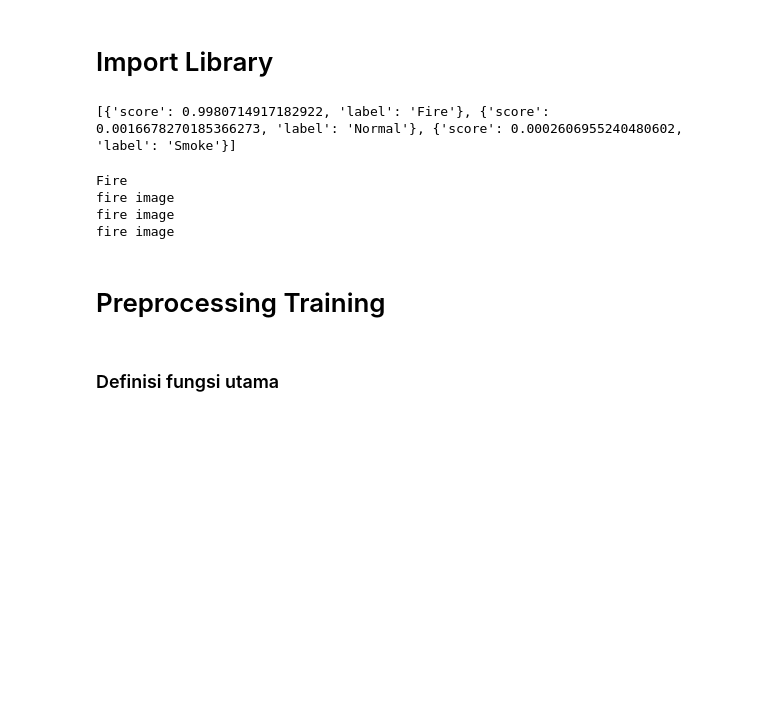
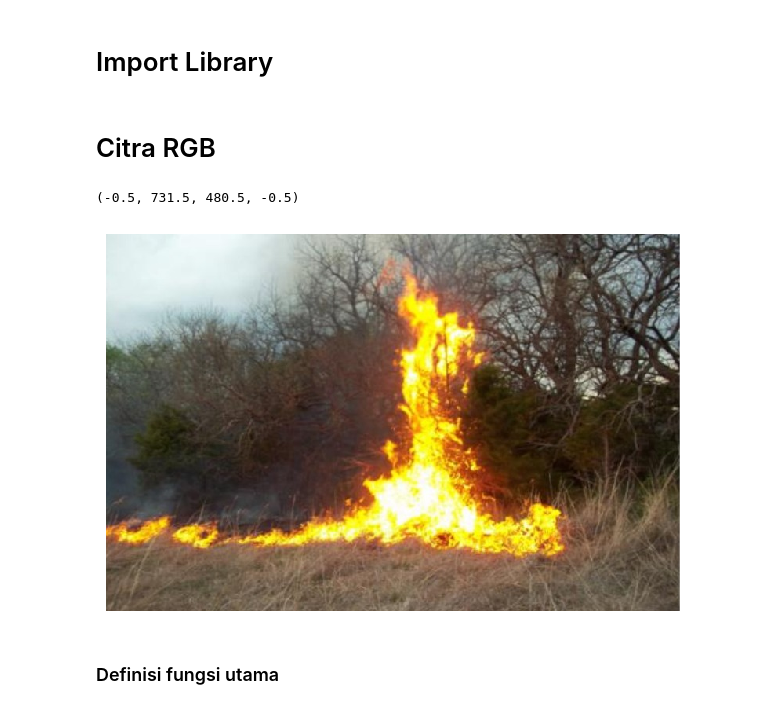
Before and after one commit to Marwahns/image_segmentation, a Jupyter notebook: watershed_segmentation.ipynb, the cells around one changed output. Saved outputs shown, nothing was run; the diff lists cells and outputs as text; code cells hidden in the pictures; blank space fills up the shorter version.

```diff
--- a/watershed_segmentation.ipynb
+++ b/watershed_segmentation.ipynb
@@ -48,52 +48,17 @@ import shutil
 
 # membaca dan menulis gambar
 from skimage import io
-# %%
-# menyimpan token API yang digunakan untuk mengakses model di Hugging Face API. Token ini harus disediakan agar dapat mengakses model
-API_TOKEN = "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"
-
-# berisi URL dari model yang akan diakses di Hugging Face API. URL ini akan digunakan dalam permintaan (request) API untuk mengirimkan data dan menerima respons
-API_URL = "https://api-inference.huggingface.co/models/EdBianchi/vit-fire-detection"
-
-# berisi header permintaan HTTP yang akan digunakan dalam permintaan API. Header Authorization akan berisi token API yang digunakan untuk otentikasi
-headers = {"Authorization": f"Bearer {API_TOKEN}"}
-
-# melakukan permintaan ke API menggunakan metode POST. Fungsi ini menerima argumen filename, yang merupakan path file gambar yang akan dikirim ke model
-def query(filename):
-    # mode "rb" (read binary)
-    with open(filename, "rb") as f:
-        data = f.read()
-    response = requests.post(API_URL, headers=headers, data=data)
-    return response.json()
-
-output = query("./dataset/fire_images/fire.1.png")
-print(output)
-# %% [output]
-[{'score': 0.9980714917182922, 'label': 'Fire'}, {'score': 0.0016678270185366273, 'label': 'Normal'}, {'score': 0.0002606955240480602, 'label': 'Smoke'}]
-# %%
-# mengambil nilai array dengan nilai score tertinggi
-highest_score_entry = max(output, key=lambda entry: entry['score'])
-
-# mengambil nama label dengan nilai score tertinggi
-label_with_highest_score = highest_score_entry['label']
-
-print(label_with_highest_score)
-
-# perulangan di dalam variabe output
-for outputs in output:
-    if label_with_highest_score == 'Fire':
-        print ('fire image')
-        # lanjut proses segmentasi
-    else :
-        print ('non-fire image')
-        raise KeyboardInterrupt # stop the execution of the cell
-# %% [output]
-Fire
-fire image
-fire image
-fire image
-# %% [markdown]
-# Preprocessing Training
+# %% [markdown]
+# Citra RGB
+# %%
+image_path = 'image1.png'
+# %%
+image = io.imread(image_path)
+io.imshow(image)
+plt.axis('off')
+# %% [output]
+(-0.5, 731.5, 480.5, -0.5)
+[figure, added]
 # %% [markdown]
 ### Definisi fungsi utama
 # %%
```
Also changed, not shown: parts of 34 cells of this notebook, 5 other files.
